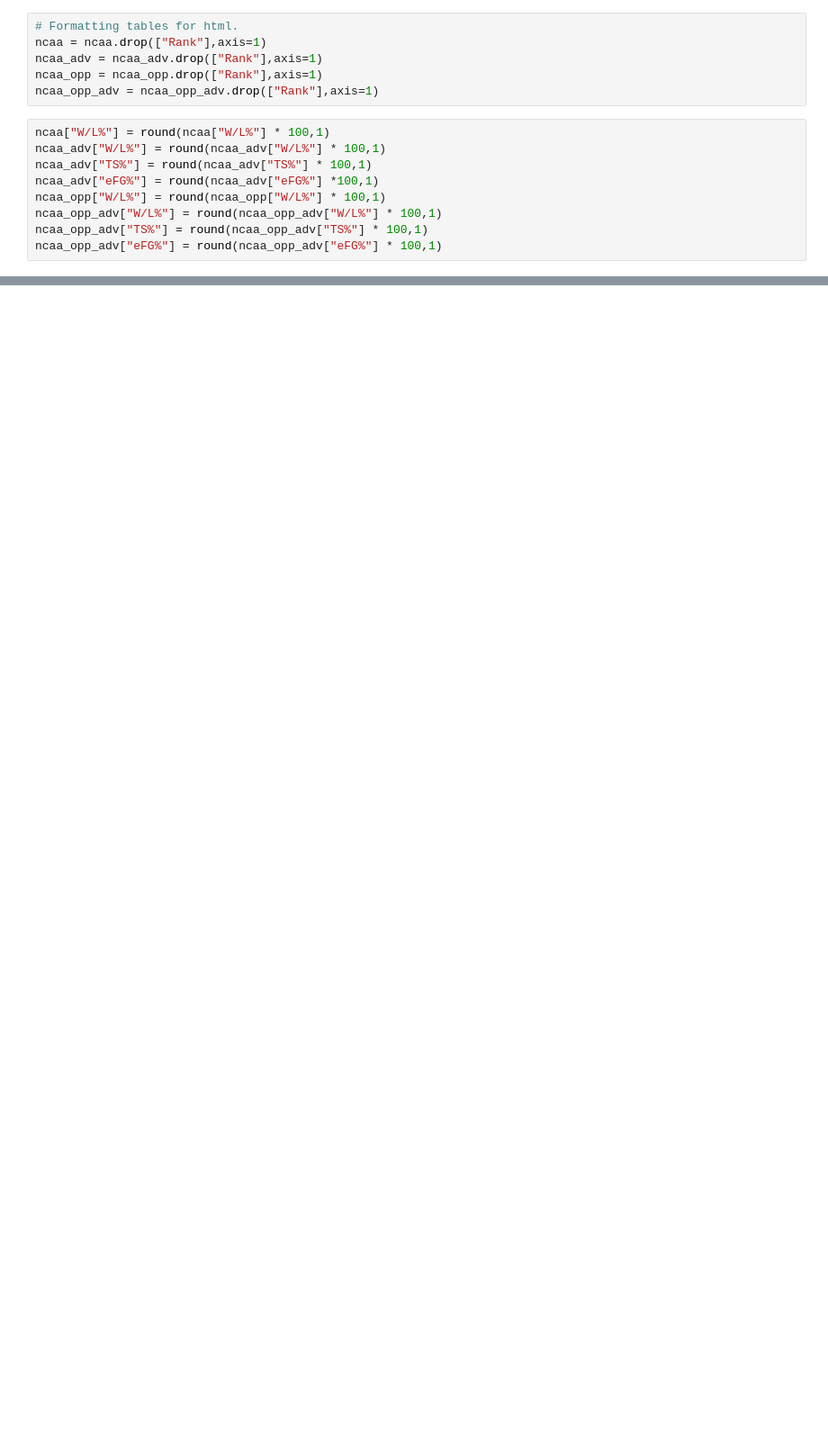
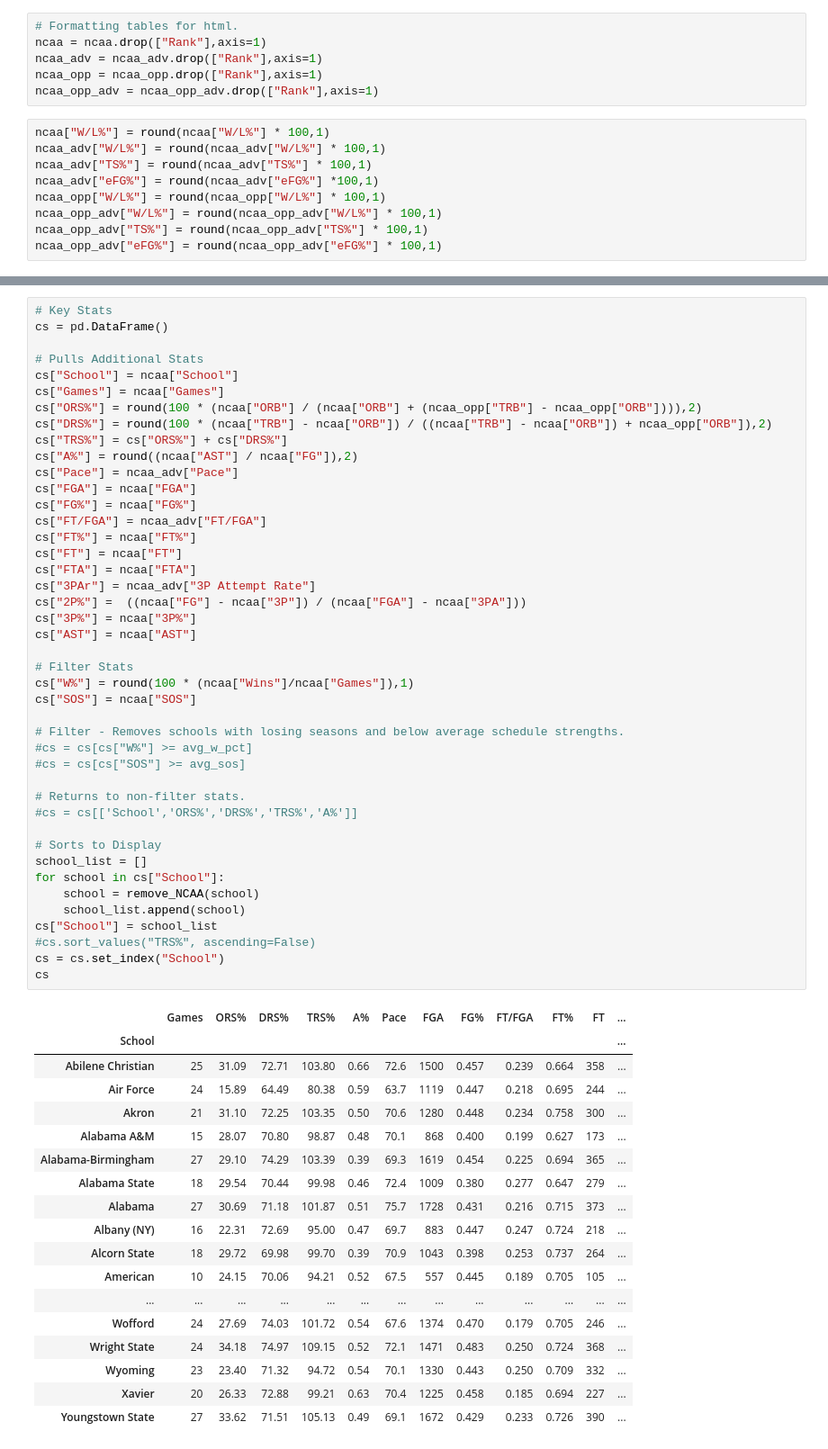
Before and after one commit to jacobdv/march-madness, a Jupyter notebook: 2021/2021_NCAA_Calculations.ipynb, the cells around one changed output, grey strips where cells are left out. Shown at 90% size. Saved outputs shown, nothing was run; the diff lists cells and outputs as text; blank space fills up the shorter version.

```diff
--- a/2021/2021_NCAA_Calculations.ipynb
+++ b/2021/2021_NCAA_Calculations.ipynb
@@ -131,0 +108,62 @@ AttributeError: 'str' object has no attribute 'to_html'
+# %%
+# Key Stats
+cs = pd.DataFrame()
+
+# Pulls Additional Stats
+cs["School"] = ncaa["School"]
+cs["Games"] = ncaa["Games"]
+cs["ORS%"] = round(100 * (ncaa["ORB"] / (ncaa["ORB"] + (ncaa_opp["TRB"] - ncaa_opp["ORB"]))),2)
+cs["DRS%"] = round(100 * (ncaa["TRB"] - ncaa["ORB"]) / ((ncaa["TRB"] - ncaa["ORB"]) + ncaa_opp["ORB"]),2)
+cs["TRS%"] = cs["ORS%"] + cs["DRS%"]
+cs["A%"] = round((ncaa["AST"] / ncaa["FG"]),2)
+cs["Pace"] = ncaa_adv["Pace"]
+cs["FGA"] = ncaa["FGA"]
+cs["FG%"] = ncaa["FG%"]
+cs["FT/FGA"] = ncaa_adv["FT/FGA"]
+cs["FT%"] = ncaa["FT%"]
+cs["FT"] = ncaa["FT"]
+cs["FTA"] = ncaa["FTA"]
+cs["3PAr"] = ncaa_adv["3P Attempt Rate"]
+cs["2P%"] =  ((ncaa["FG"] - ncaa["3P"]) / (ncaa["FGA"] - ncaa["3PA"]))
+cs["3P%"] = ncaa["3P%"]
+cs["AST"] = ncaa["AST"]
+
+# Filter Stats
+cs["W%"] = round(100 * (ncaa["Wins"]/ncaa["Games"]),1)
+cs["SOS"] = ncaa["SOS"]
+
+# Filter - Removes schools with losing seasons and below average schedule strengths.
+#cs = cs[cs["W%"] >= avg_w_pct]
+#cs = cs[cs["SOS"] >= avg_sos]
+
+# Returns to non-filter stats.
+#cs = cs[['School','ORS%','DRS%','TRS%','A%']]
+
+# Sorts to Display
+school_list = []
+for school in cs["School"]:
+    school = remove_NCAA(school)
+    school_list.append(school)
+cs["School"] = school_list
+#cs.sort_values("TRS%", ascending=False)
+cs = cs.set_index("School")
+cs
+# %% [output]
+|  | Games | ORS% | DRS% | TRS% | A% | Pace | FGA | FG% | FT/FGA | FT% | FT | ... |
+| School |  |  |  |  |  |  |  |  |  |  |  | ... |
+| Abilene Christian | 25 | 31.09 | 72.71 | 103.80 | 0.66 | 72.6 | 1500 | 0.457 | 0.239 | 0.664 | 358 | ... |
+| Air Force | 24 | 15.89 | 64.49 | 80.38 | 0.59 | 63.7 | 1119 | 0.447 | 0.218 | 0.695 | 244 | ... |
+| Akron | 21 | 31.10 | 72.25 | 103.35 | 0.50 | 70.6 | 1280 | 0.448 | 0.234 | 0.758 | 300 | ... |
+| Alabama A&M | 15 | 28.07 | 70.80 | 98.87 | 0.48 | 70.1 | 868 | 0.400 | 0.199 | 0.627 | 173 | ... |
+| Alabama-Birmingham | 27 | 29.10 | 74.29 | 103.39 | 0.39 | 69.3 | 1619 | 0.454 | 0.225 | 0.694 | 365 | ... |
+| Alabama State | 18 | 29.54 | 70.44 | 99.98 | 0.46 | 72.4 | 1009 | 0.380 | 0.277 | 0.647 | 279 | ... |
+| Alabama | 27 | 30.69 | 71.18 | 101.87 | 0.51 | 75.7 | 1728 | 0.431 | 0.216 | 0.715 | 373 | ... |
+| Albany (NY) | 16 | 22.31 | 72.69 | 95.00 | 0.47 | 69.7 | 883 | 0.447 | 0.247 | 0.724 | 218 | ... |
+| Alcorn State | 18 | 29.72 | 69.98 | 99.70 | 0.39 | 70.9 | 1043 | 0.398 | 0.253 | 0.737 | 264 | ... |
+| American | 10 | 24.15 | 70.06 | 94.21 | 0.52 | 67.5 | 557 | 0.445 | 0.189 | 0.705 | 105 | ... |
+| ... | ... | ... | ... | ... | ... | ... | ... | ... | ... | ... | ... | ... |
+| Wofford | 24 | 27.69 | 74.03 | 101.72 | 0.54 | 67.6 | 1374 | 0.470 | 0.179 | 0.705 | 246 | ... |
+| Wright State | 24 | 34.18 | 74.97 | 109.15 | 0.52 | 72.1 | 1471 | 0.483 | 0.250 | 0.724 | 368 | ... |
+| Wyoming | 23 | 23.40 | 71.32 | 94.72 | 0.54 | 70.1 | 1330 | 0.443 | 0.250 | 0.709 | 332 | ... |
+| Xavier | 20 | 26.33 | 72.88 | 99.21 | 0.63 | 70.4 | 1225 | 0.458 | 0.185 | 0.694 | 227 | ... |
+| Youngstown State | 27 | 33.62 | 71.51 | 105.13 | 0.49 | 69.1 | 1672 | 0.429 | 0.233 | 0.726 | 390 | ... |
```
Also changed, not shown: parts of 5 cells of this notebook, 20 other files.
